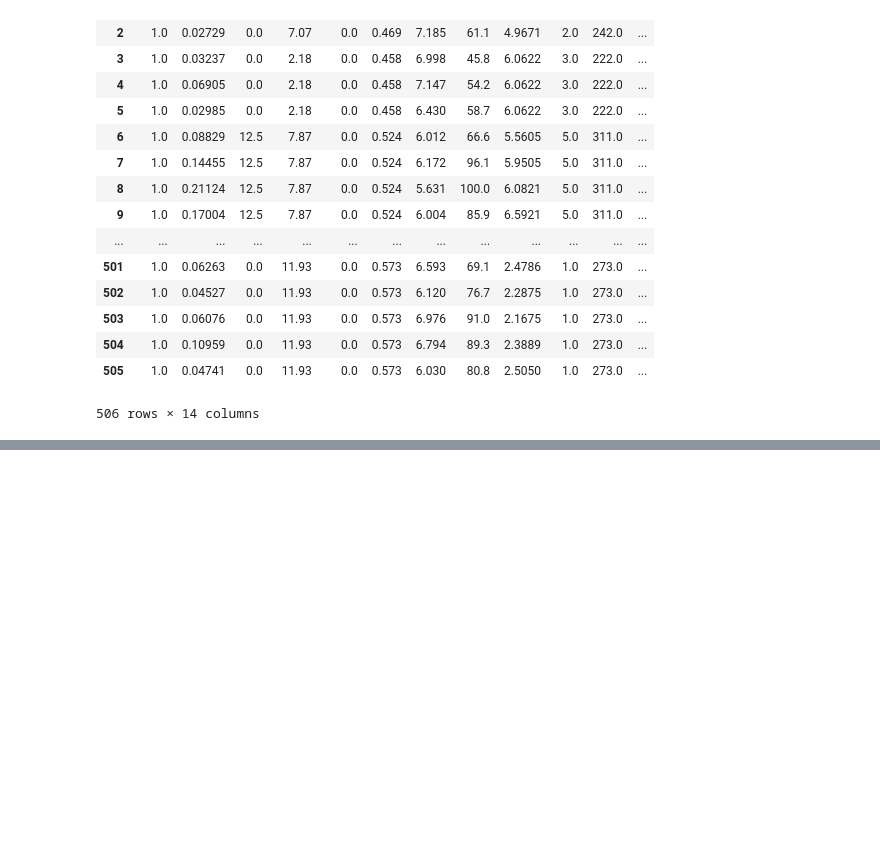
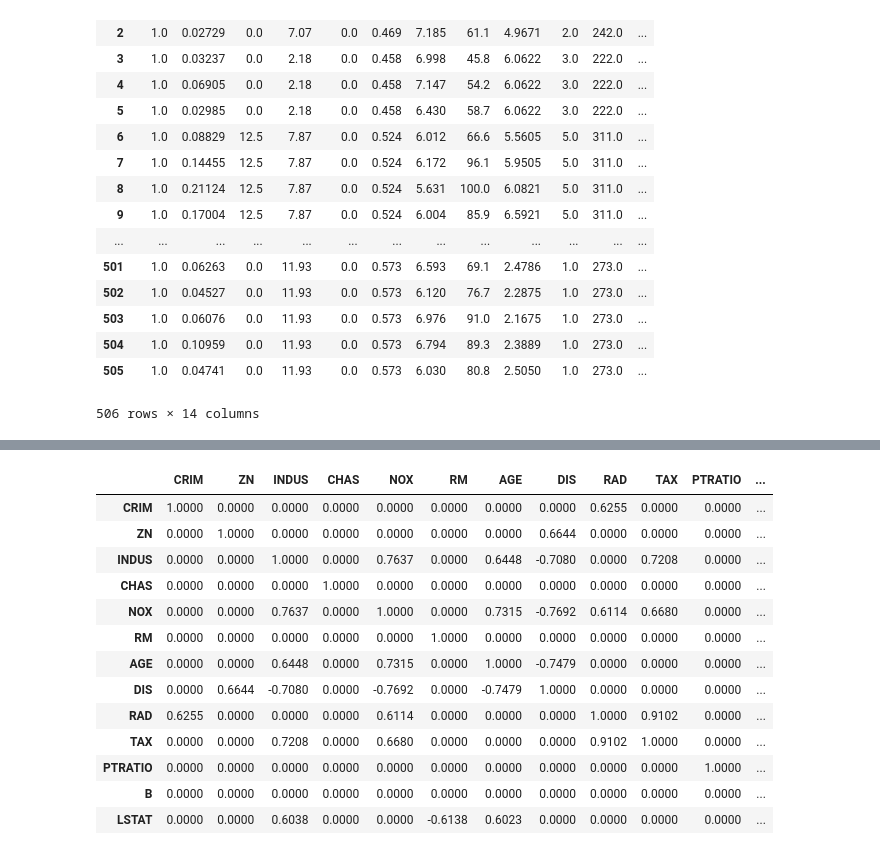
Before and after one commit to AvinashTiwari/Artifical-intelligence, a Jupyter notebook: 3_Machine_Learning/11_MultiplesRegression_feature/MultiRegression_Feature.ipynb, the cells around one changed output, grey strips where cells are left out. Drawn from its saved outputs; the diff is of its cells as text; code cells hidden in the pictures; blank space fills up the shorter version.

```diff
--- a/3_Machine_Learning/11_MultiplesRegression_feature/MultiRegression_Feature.ipynb
+++ b/3_Machine_Learning/11_MultiplesRegression_feature/MultiRegression_Feature.ipynb
@@ -136,0 +138,18 @@ Warnings:
+# %%
+corr_matrix[np.abs(corr_matrix) < 0.6] = 0
+corr_matrix
+# %% [output]
+|  | CRIM | ZN | INDUS | CHAS | NOX | RM | AGE | DIS | RAD | TAX | PTRATIO | ... |
+| CRIM | 1.0000 | 0.0000 | 0.0000 | 0.0000 | 0.0000 | 0.0000 | 0.0000 | 0.0000 | 0.6255 | 0.0000 | 0.0000 | ... |
+| ZN | 0.0000 | 1.0000 | 0.0000 | 0.0000 | 0.0000 | 0.0000 | 0.0000 | 0.6644 | 0.0000 | 0.0000 | 0.0000 | ... |
+| INDUS | 0.0000 | 0.0000 | 1.0000 | 0.0000 | 0.7637 | 0.0000 | 0.6448 | -0.7080 | 0.0000 | 0.7208 | 0.0000 | ... |
+| CHAS | 0.0000 | 0.0000 | 0.0000 | 1.0000 | 0.0000 | 0.0000 | 0.0000 | 0.0000 | 0.0000 | 0.0000 | 0.0000 | ... |
+| NOX | 0.0000 | 0.0000 | 0.7637 | 0.0000 | 1.0000 | 0.0000 | 0.7315 | -0.7692 | 0.6114 | 0.6680 | 0.0000 | ... |
+| RM | 0.0000 | 0.0000 | 0.0000 | 0.0000 | 0.0000 | 1.0000 | 0.0000 | 0.0000 | 0.0000 | 0.0000 | 0.0000 | ... |
+| AGE | 0.0000 | 0.0000 | 0.6448 | 0.0000 | 0.7315 | 0.0000 | 1.0000 | -0.7479 | 0.0000 | 0.0000 | 0.0000 | ... |
+| DIS | 0.0000 | 0.6644 | -0.7080 | 0.0000 | -0.7692 | 0.0000 | -0.7479 | 1.0000 | 0.0000 | 0.0000 | 0.0000 | ... |
+| RAD | 0.6255 | 0.0000 | 0.0000 | 0.0000 | 0.6114 | 0.0000 | 0.0000 | 0.0000 | 1.0000 | 0.9102 | 0.0000 | ... |
+| TAX | 0.0000 | 0.0000 | 0.7208 | 0.0000 | 0.6680 | 0.0000 | 0.0000 | 0.0000 | 0.9102 | 1.0000 | 0.0000 | ... |
+| PTRATIO | 0.0000 | 0.0000 | 0.0000 | 0.0000 | 0.0000 | 0.0000 | 0.0000 | 0.0000 | 0.0000 | 0.0000 | 1.0000 | ... |
+| B | 0.0000 | 0.0000 | 0.0000 | 0.0000 | 0.0000 | 0.0000 | 0.0000 | 0.0000 | 0.0000 | 0.0000 | 0.0000 | ... |
+| LSTAT | 0.0000 | 0.0000 | 0.6038 | 0.0000 | 0.0000 | -0.6138 | 0.6023 | 0.0000 | 0.0000 | 0.0000 | 0.0000 | ... |
```
Also changed, not shown: parts of 10 cells of this notebook.
